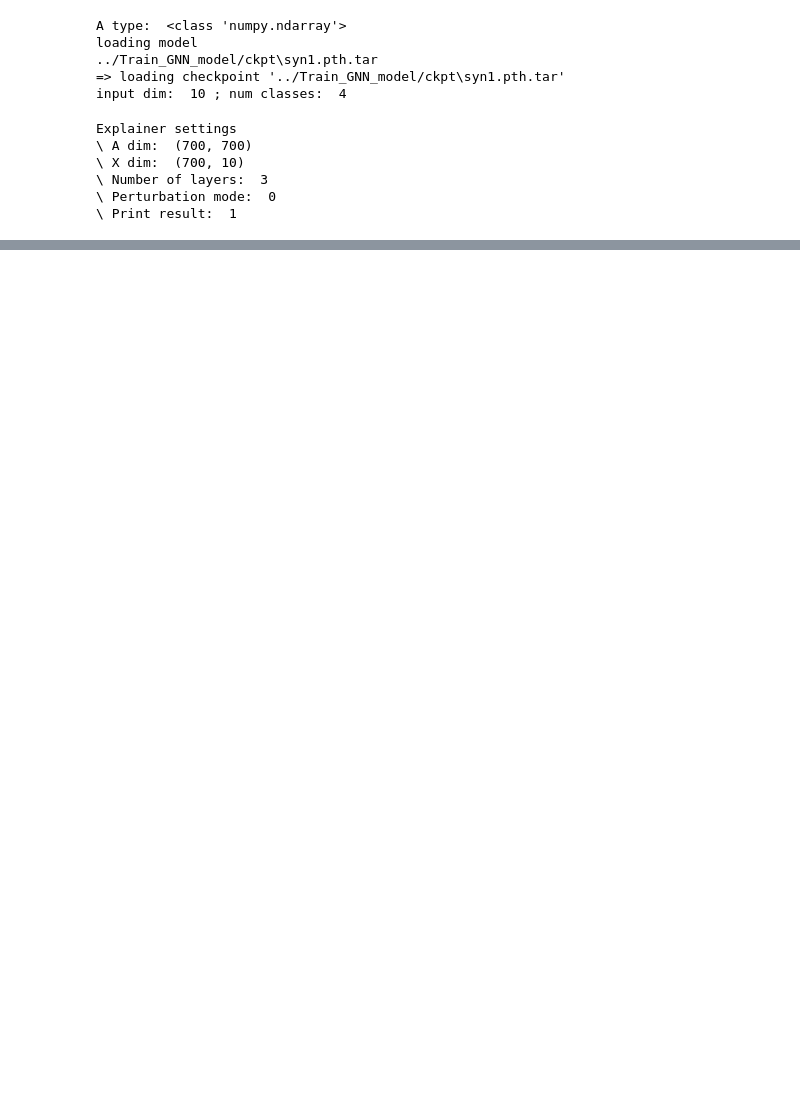
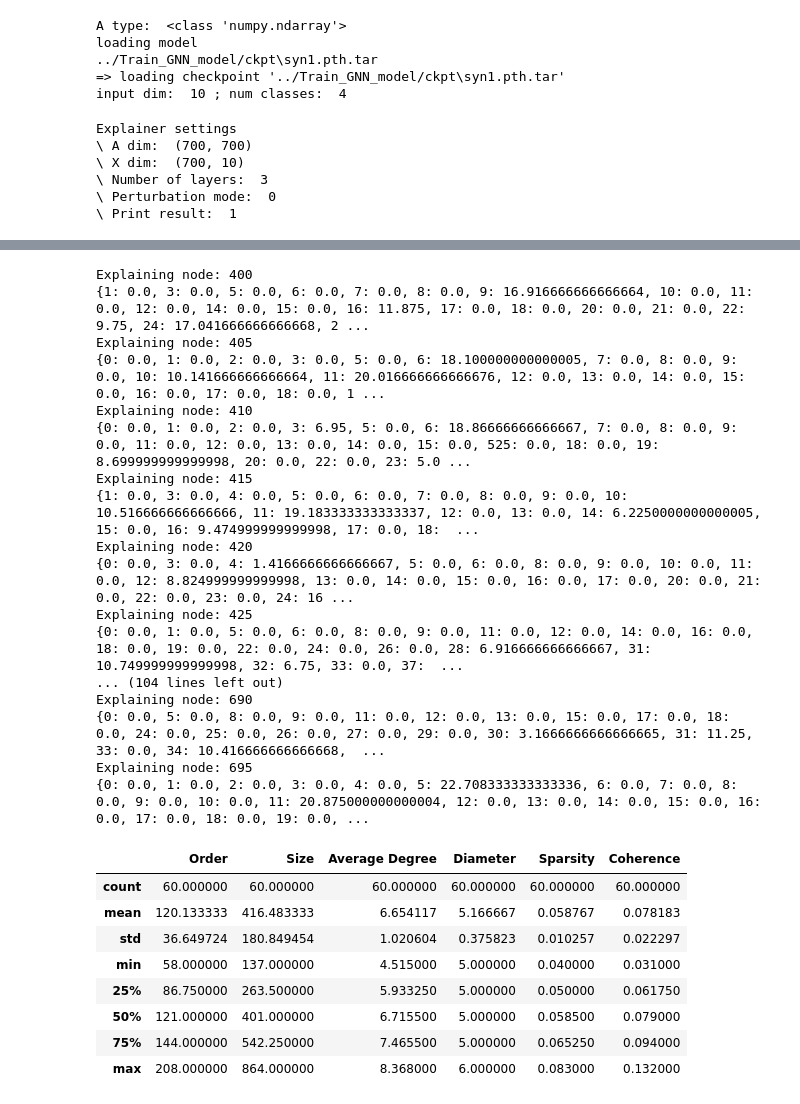
Before and after one commit to ASudu/PGMExplainer_graph_properties, a Jupyter notebook: PGM_Node/Explain_GNN/syn1.ipynb, the cells around one changed output, grey strips where cells are left out. Cells and saved outputs as stored; diff of their text form; code cells hidden in the pictures; blank space fills up the shorter version.

```diff
--- a/PGM_Node/Explain_GNN/syn1.ipynb
+++ b/PGM_Node/Explain_GNN/syn1.ipynb
@@ -412,3 +427,68 @@ df.describe()
+# %%
+# Check the node mask obtained
+# "stats" has the n-hop neighbors of the target node and the corresponding p-values
+# The dependent neighbors are chosen based on comparing the p-value to a certain threshold
+# For this reason we use the p-values as an indicator of importance of the node
+# We define node_importance_by_exp = (1-p)
+
+graph_data1 = []
+variation = 2
+
+# Explaining each target node
+for target in nodes_to_explain:
+    # Explaining the target node
+    p_threshold = 0.05  # Default threshold for p-value according to statistics
+
+    # We set top_node as None since we want to check how compact the explanations are without restricting its size
+    _, _, stats = explainer.explain(target, num_samples = 900, p_threshold=p_threshold, pred_threshold = 0.2)
+
+    # Original network
+    G = nx.from_numpy_array(explainer.A)
+    # Considered neighbors
+    nbors = list(stats.keys())
+    # nodes_to_consider = []
+    # # Masking the nodes
+    # for v in nbors:
+    #     if stats.get(v) < p_threshold:
+    #         nodes_to_consider.append(v)
+
+    # Vertex induced subgraph that acts as the explanation
+    exp_subgraph = nx.induced_subgraph(G, nbors)
+
+    # All properties obtained
+    graph_data1.append(graph_prop(exp_subgraph,stats, target, p_threshold,variation))
+
+# Convert the above data into a data frame
+df1 = pd.DataFrame(graph_data, columns=["Order","Size","Average Degree","Diameter","Sparsity","Coherence"])
+
+df1.describe()
+# %% [output]
+Explaining node: 400
+{1: 0.0, 3: 0.0, 5: 0.0, 6: 0.0, 7: 0.0, 8: 0.0, 9: 16.916666666666664, 10: 0.0, 11: 0.0, 12: 0.0, 14: 0.0, 15: 0.0, 16: 11.875, 17: 0.0, 18: 0.0, 20: 0.0, 21: 0.0, 22: 9.75, 24: 17.041666666666668, 2 ...
+Explaining node: 405
+{0: 0.0, 1: 0.0, 2: 0.0, 3: 0.0, 5: 0.0, 6: 18.100000000000005, 7: 0.0, 8: 0.0, 9: 0.0, 10: 10.141666666666664, 11: 20.016666666666676, 12: 0.0, 13: 0.0, 14: 0.0, 15: 0.0, 16: 0.0, 17: 0.0, 18: 0.0, 1 ...
+Explaining node: 410
+{0: 0.0, 1: 0.0, 2: 0.0, 3: 6.95, 5: 0.0, 6: 18.86666666666667, 7: 0.0, 8: 0.0, 9: 0.0, 11: 0.0, 12: 0.0, 13: 0.0, 14: 0.0, 15: 0.0, 525: 0.0, 18: 0.0, 19: 8.699999999999998, 20: 0.0, 22: 0.0, 23: 5.0 ...
+Explaining node: 415
+{1: 0.0, 3: 0.0, 4: 0.0, 5: 0.0, 6: 0.0, 7: 0.0, 8: 0.0, 9: 0.0, 10: 10.516666666666666, 11: 19.183333333333337, 12: 0.0, 13: 0.0, 14: 6.2250000000000005, 15: 0.0, 16: 9.474999999999998, 17: 0.0, 18:  ...
+Explaining node: 420
+{0: 0.0, 3: 0.0, 4: 1.4166666666666667, 5: 0.0, 6: 0.0, 8: 0.0, 9: 0.0, 10: 0.0, 11: 0.0, 12: 8.824999999999998, 13: 0.0, 14: 0.0, 15: 0.0, 16: 0.0, 17: 0.0, 20: 0.0, 21: 0.0, 22: 0.0, 23: 0.0, 24: 16 ...
+Explaining node: 425
+{0: 0.0, 1: 0.0, 5: 0.0, 6: 0.0, 8: 0.0, 9: 0.0, 11: 0.0, 12: 0.0, 14: 0.0, 16: 0.0, 18: 0.0, 19: 0.0, 22: 0.0, 24: 0.0, 26: 0.0, 28: 6.916666666666667, 31: 10.749999999999998, 32: 6.75, 33: 0.0, 37:  ...
+... (104 lines left out)
+Explaining node: 690
+{0: 0.0, 5: 0.0, 8: 0.0, 9: 0.0, 11: 0.0, 12: 0.0, 13: 0.0, 15: 0.0, 17: 0.0, 18: 0.0, 24: 0.0, 25: 0.0, 26: 0.0, 27: 0.0, 29: 0.0, 30: 3.1666666666666665, 31: 11.25, 33: 0.0, 34: 10.416666666666668,  ...
+Explaining node: 695
+{0: 0.0, 1: 0.0, 2: 0.0, 3: 0.0, 4: 0.0, 5: 22.708333333333336, 6: 0.0, 7: 0.0, 8: 0.0, 9: 0.0, 10: 0.0, 11: 20.875000000000004, 12: 0.0, 13: 0.0, 14: 0.0, 15: 0.0, 16: 0.0, 17: 0.0, 18: 0.0, 19: 0.0, ...
+|  | Order | Size | Average Degree | Diameter | Sparsity | Coherence |
+| count | 60.000000 | 60.000000 | 60.000000 | 60.000000 | 60.000000 | 60.000000 |
+| mean | 120.133333 | 416.483333 | 6.654117 | 5.166667 | 0.058767 | 0.078183 |
+| std | 36.649724 | 180.849454 | 1.020604 | 0.375823 | 0.010257 | 0.022297 |
+| min | 58.000000 | 137.000000 | 4.515000 | 5.000000 | 0.040000 | 0.031000 |
+| 25% | 86.750000 | 263.500000 | 5.933250 | 5.000000 | 0.050000 | 0.061750 |
+| 50% | 121.000000 | 401.000000 | 6.715500 | 5.000000 | 0.058500 | 0.079000 |
+| 75% | 144.000000 | 542.250000 | 7.465500 | 5.000000 | 0.065250 | 0.094000 |
+| max | 208.000000 | 864.000000 | 8.368000 | 6.000000 | 0.083000 | 0.132000 |
 # %%
 # Plot Sparsity
 x = list(range(len(df)))
```
Also changed, not shown: parts of 6 cells of this notebook, 2 other files.
